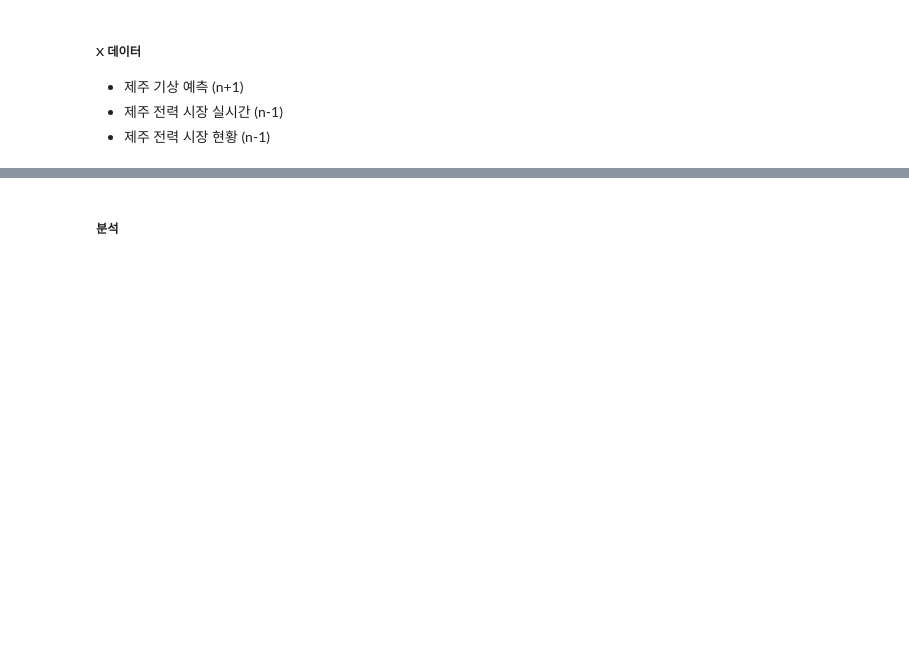
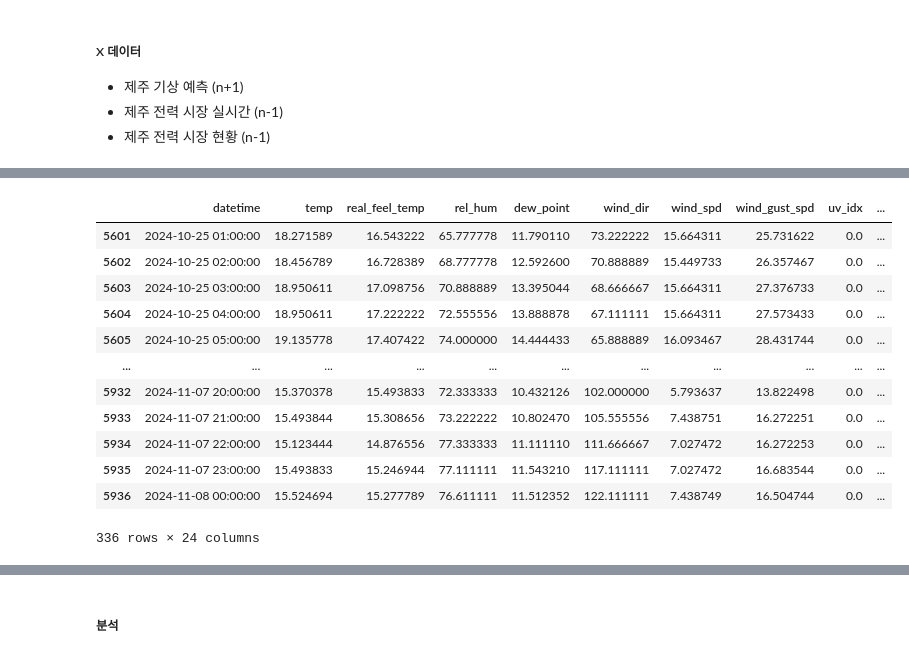
Before and after one commit to bluelemon61/24-OIBC-WolgoksTears, a Jupyter notebook: personal_files/hoon/DL_skeleton_v3.ipynb, the cells around one changed output, grey strips where cells are left out. Saved outputs shown, nothing was run; the diff lists cells and outputs as text; code cells hidden in the pictures; blank space fills up the shorter version.

```diff
--- a/personal_files/hoon/DL_skeleton_v3.ipynb
+++ b/personal_files/hoon/DL_skeleton_v3.ipynb
@@ -509,0 +517,16 @@ input_data
+# %%
+test_data
+# %% [output]
+|  | datetime | temp | real_feel_temp | rel_hum | dew_point | wind_dir | wind_spd | wind_gust_spd | uv_idx | ... |
+| 5601 | 2024-10-25 01:00:00 | 18.271589 | 16.543222 | 65.777778 | 11.790110 | 73.222222 | 15.664311 | 25.731622 | 0.0 | ... |
+| 5602 | 2024-10-25 02:00:00 | 18.456789 | 16.728389 | 68.777778 | 12.592600 | 70.888889 | 15.449733 | 26.357467 | 0.0 | ... |
+| 5603 | 2024-10-25 03:00:00 | 18.950611 | 17.098756 | 70.888889 | 13.395044 | 68.666667 | 15.664311 | 27.376733 | 0.0 | ... |
+| 5604 | 2024-10-25 04:00:00 | 18.950611 | 17.222222 | 72.555556 | 13.888878 | 67.111111 | 15.664311 | 27.573433 | 0.0 | ... |
+| 5605 | 2024-10-25 05:00:00 | 19.135778 | 17.407422 | 74.000000 | 14.444433 | 65.888889 | 16.093467 | 28.431744 | 0.0 | ... |
+| ... | ... | ... | ... | ... | ... | ... | ... | ... | ... | ... |
+| 5932 | 2024-11-07 20:00:00 | 15.370378 | 15.493833 | 72.333333 | 10.432126 | 102.000000 | 5.793637 | 13.822498 | 0.0 | ... |
+| 5933 | 2024-11-07 21:00:00 | 15.493844 | 15.308656 | 73.222222 | 10.802470 | 105.555556 | 7.438751 | 16.272251 | 0.0 | ... |
+| 5934 | 2024-11-07 22:00:00 | 15.123444 | 14.876556 | 77.333333 | 11.111110 | 111.666667 | 7.027472 | 16.272253 | 0.0 | ... |
+| 5935 | 2024-11-07 23:00:00 | 15.493833 | 15.246944 | 77.111111 | 11.543210 | 117.111111 | 7.027472 | 16.683544 | 0.0 | ... |
+| 5936 | 2024-11-08 00:00:00 | 15.524694 | 15.277789 | 76.611111 | 11.512352 | 122.111111 | 7.438749 | 16.504744 | 0.0 | ... |
+336 rows × 24 columns
```
Also changed, not shown: parts of 21 cells of this notebook, 2 other files.
